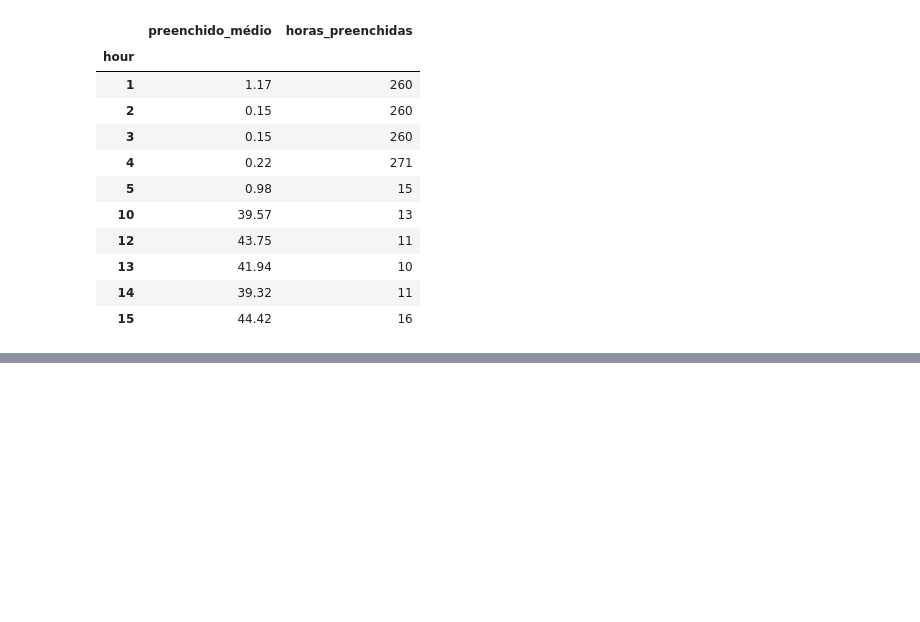
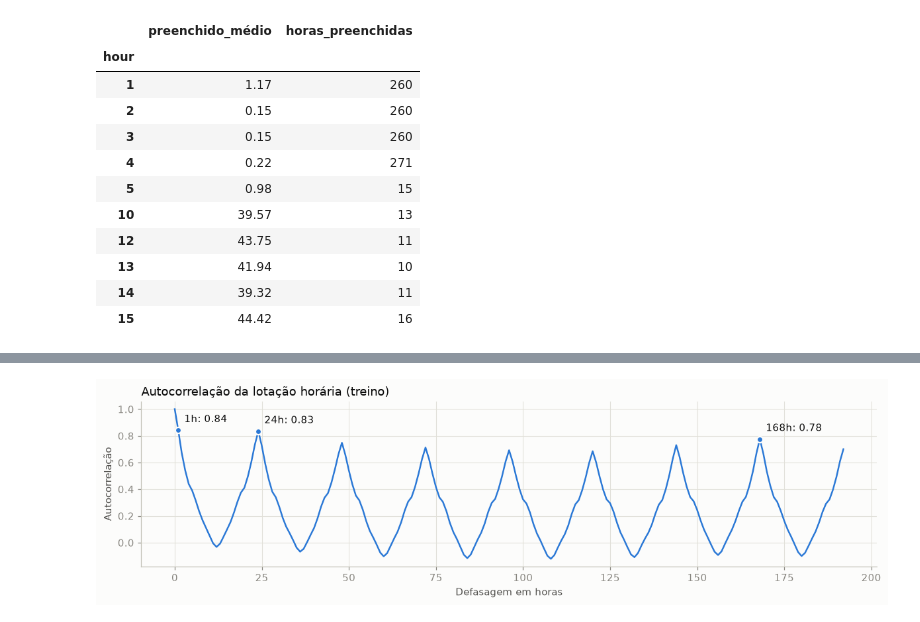
Before and after one commit to GabrielcMiranda/gym-crowndedness-forecasting, a Jupyter notebook: notebooks/02_previsao_lotacao_lstm.ipynb, the cells around one changed output, grey strips where cells are left out. Saved outputs shown, nothing was run; the diff lists cells and outputs as text; code cells hidden in the pictures; blank space fills up the shorter version.

```diff
--- a/notebooks/02_previsao_lotacao_lstm.ipynb
+++ b/notebooks/02_previsao_lotacao_lstm.ipynb
@@ -657,0 +686,16 @@ Horas preenchidas depois da correção:
+# %%
+autocorrelation = acf(training_hourly["people_observed"], nlags=192, missing="conservative", fft=False)
+highlighted_lags = {1: "1h", 24: "24h", 168: "168h"}
+
+fig, ax = plt.subplots(figsize=(11, 3.2))
+ax.plot(range(len(autocorrelation)), autocorrelation, color=BLUE, linewidth=1.6)
+for lag, label in highlighted_lags.items():
+    ax.scatter(lag, autocorrelation[lag], color=BLUE, s=36, zorder=3, edgecolor=SURFACE, linewidth=1.5)
+    ax.annotate(f"{label}: {autocorrelation[lag]:.2f}", (lag, autocorrelation[lag]), xytext=(6, 8), textcoords="offset points", color=INK)
+ax.set_title("Autocorrelação da lotação horária (treino)")
+ax.set_xlabel("Defasagem em horas")
+ax.set_ylabel("Autocorrelação")
+fig.tight_layout()
+plt.show()
+# %% [output]
+[figure, added]
```
Also changed, not shown: parts of 6 cells of this notebook.
